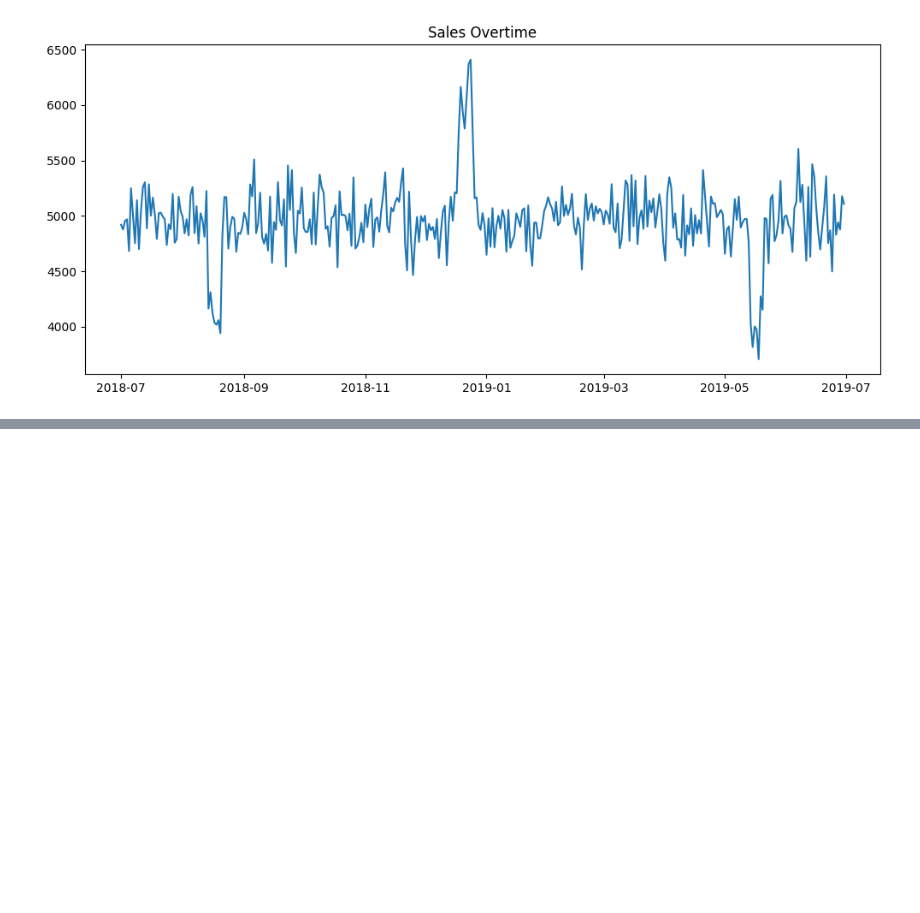
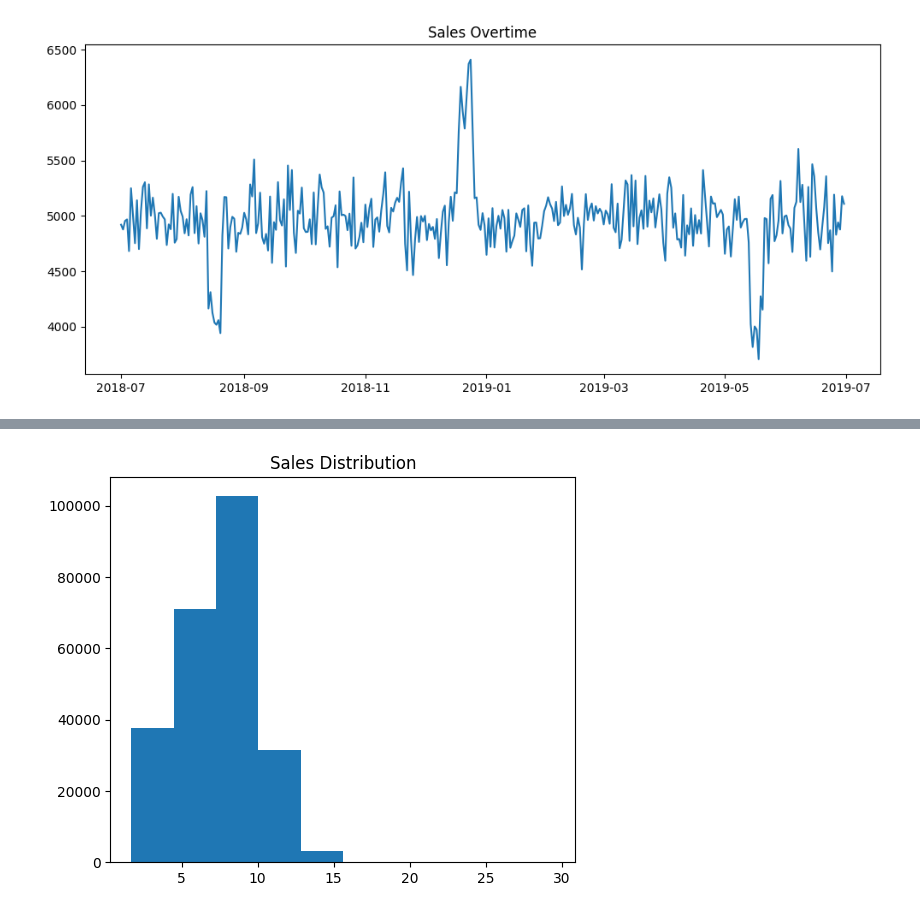
Before and after one commit to theAtieno/Py-Data-Class, a Jupyter notebook: Visualizations/quantum.ipynb, the cells around one changed output, grey strips where cells are left out. Saved outputs shown, nothing was run; the diff lists cells and outputs as text; code cells hidden in the pictures; blank space fills up the shorter version.

```diff
--- a/Visualizations/quantum.ipynb
+++ b/Visualizations/quantum.ipynb
@@ -120,0 +168,7 @@ plt.show()
+# %%
+plt.figure(figsize=(6,5))
+plt.hist(quantium['TOT_SALES'])
+plt.title('Sales Distribution')
+plt.show()
+# %% [output]
+[figure, added]
```
Also changed, not shown: parts of 13 cells of this notebook, 19 other files.
